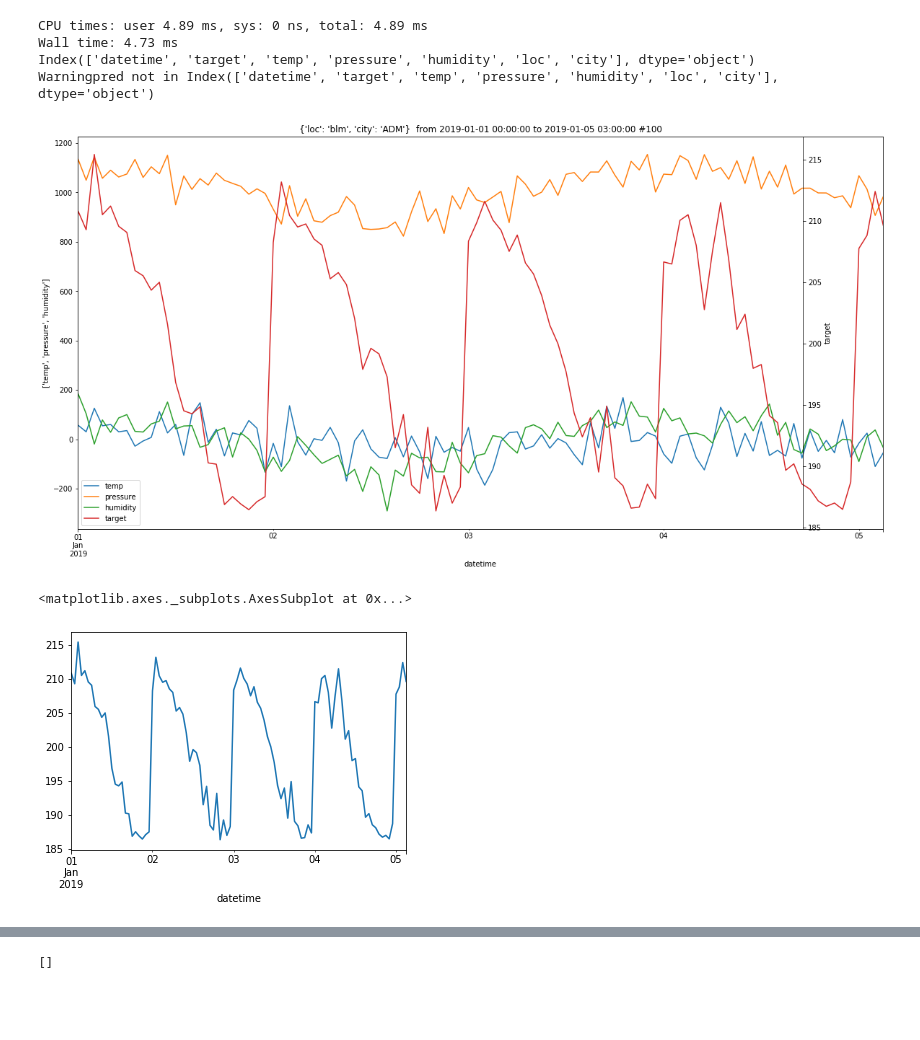
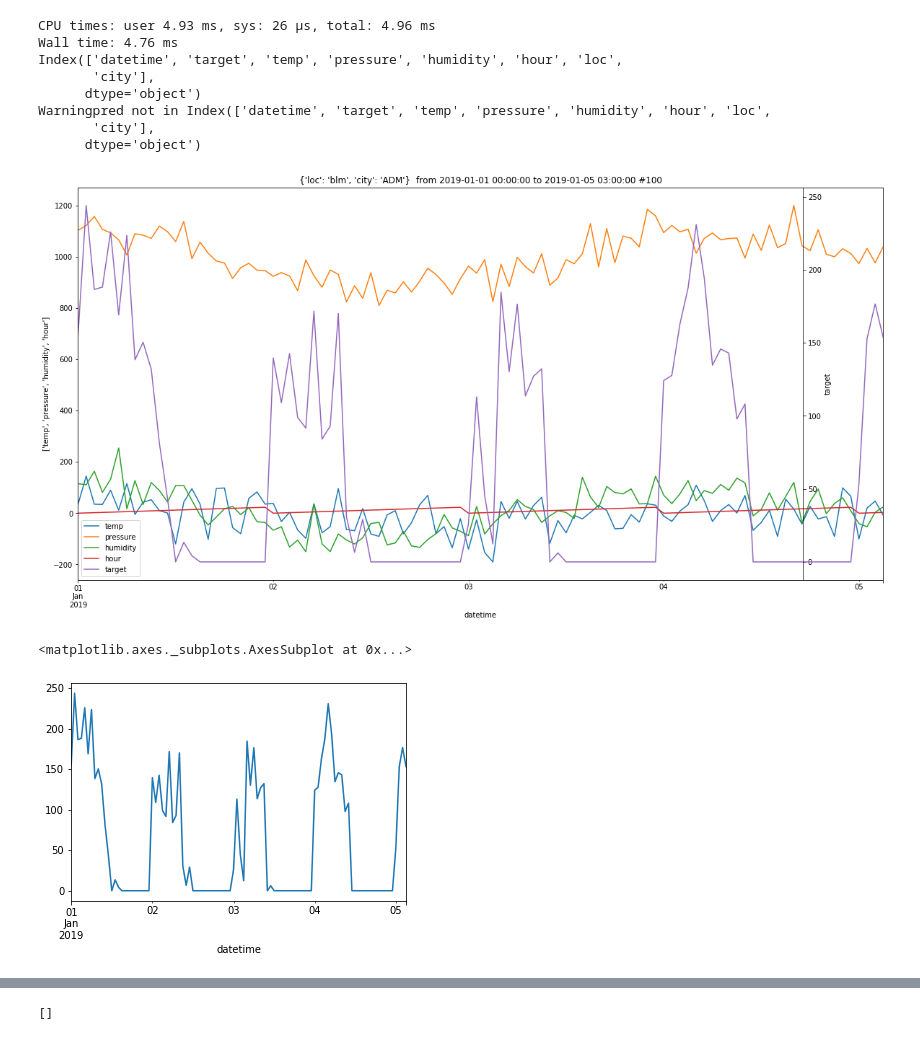
Before and after one commit to takotab/time-series-testing, a Jupyter notebook: nbs/_v2_seq_seq.ipynb, the cells around one changed output, grey strips where cells are left out. Cells and saved outputs as stored; diff of their text form; code cells hidden in the pictures; blank space fills up the shorter version.

```diff
--- a/nbs/_v2_seq_seq.ipynb
+++ b/nbs/_v2_seq_seq.ipynb
@@ -56,7 +56,7 @@ device = torch.device("cuda:0" if torch.cuda.is_available() else "cpu")
 # %%
 def plot_days(data, ax=None, left=None, right=None, figsize = None, title=None, spacing=.1,  **kwargs):
     from pandas import plotting
-    figsize = ifnone(figsize,(20,10))
+    figsize = ifnone(figsize,(5,5))
     if ax is None: _,ax = plt.subplots(figsize=figsize)
     colors = getattr(getattr(plotting, '_matplotlib').style, '_get_standard_colors')(num_colors=len(left)+len(right))
     for c in left+right:
@@ -147,45 +147,54 @@ def make_fake_data(num, l=None, locations = 4, jumps = True, chance_of_jump = 0.
         start = pd.Timestamp('2019-01-01')
         for i in range(num):
             l = ifnone(l,100)
             t = i + np.arange(l)/12
             t_dt = [start+pd.Timedelta(hours=x) for x in range(l)]
             pressure = (np.random.randn(l)*.5+np.cos(-t))
             hum = (np.random.randn(l)*.5+np.cos(t))
             temp = np.random.randn(l)*2+np.cos(t)+np.cos(-t/2)
             if city == 'ADM':
                 rand = pressure
             else:
                 rand = hum
             _df = pd.DataFrame(data={'datetime':t_dt,
-                                'target': loc_multi + temp * rand + 3*np.sin([o.hour/12*3.15 for o in t_dt]) + 10*np.cos([(o.hour/24)*3.15 for o in t_dt]),
+                                'target':np.clip(
+                                    (.05*loc_multi)*rand + (.1*loc_multi)*temp +
+                                     loc_multi * .3 * np.sin([o.hour/12*3.15 for o in t_dt])
+                                     + loc_multi * .6 *np.cos([(o.hour/24)*3.15 for o in t_dt])
+                                                 ,0,1e10),
 #                                 'pred':np.random.randn(l) * .5 + np.sin(t),
                                 'temp':temp*30-5,
                                 'pressure':1000+100*pressure,
                                 'humidity':hum*100,
+                                'hour':[o.hour for o in t_dt],
                                 'loc':[loc]*l,
                                 'city':[city]*l})
             assert _df.shape[0] == l
             dfs.append(_df)
             start += pd.Timedelta(hours=l)
             if np.random.rand()> chance_of_jump and jumps:
                 start += pd.Timedelta(hours=l*3)
                 start+=(pd.Timedelta('1H')*np.random.choice(np.arange(24)))
 
     return pd.concat(dfs)
 %time _df = make_fake_data(1,locations=1)
-it = Days(_df,['target'],['loc','city'],['temp','pressure','humidity'])
+it = Days(_df,['target'],['loc','city'],['temp','pressure','humidity','hour'])
 it.show(figsize=(20,10))
 # %% [output]
-CPU times: user 4.89 ms, sys: 0 ns, total: 4.89 ms
-Wall time: 4.73 ms
-Index(['datetime', 'target', 'temp', 'pressure', 'humidity', 'loc', 'city'], dtype='object')
-Warningpred not in Index(['datetime', 'target', 'temp', 'pressure', 'humidity', 'loc', 'city'], dtype='object')
+CPU times: user 4.93 ms, sys: 26 µs, total: 4.96 ms
+Wall time: 4.76 ms
+Index(['datetime', 'target', 'temp', 'pressure', 'humidity', 'hour', 'loc',
+       'city'],
+      dtype='object')
+Warningpred not in Index(['datetime', 'target', 'temp', 'pressure', 'humidity', 'hour', 'loc',
+       'city'],
+      dtype='object')
-[figure, old version]
+[figure, new version]
 # %%
 it.df['target'].plot()
 # %% [output]
 <matplotlib.axes._subplots.AxesSubplot at 0x...>
-[figure, old version]
+[figure, new version]
 # %%
 df = make_fake_data(100,locations=4)
 print(df.shape, min(df.datetime),max(df.datetime))
```
Also changed, not shown: parts of 35 cells of this notebook.
